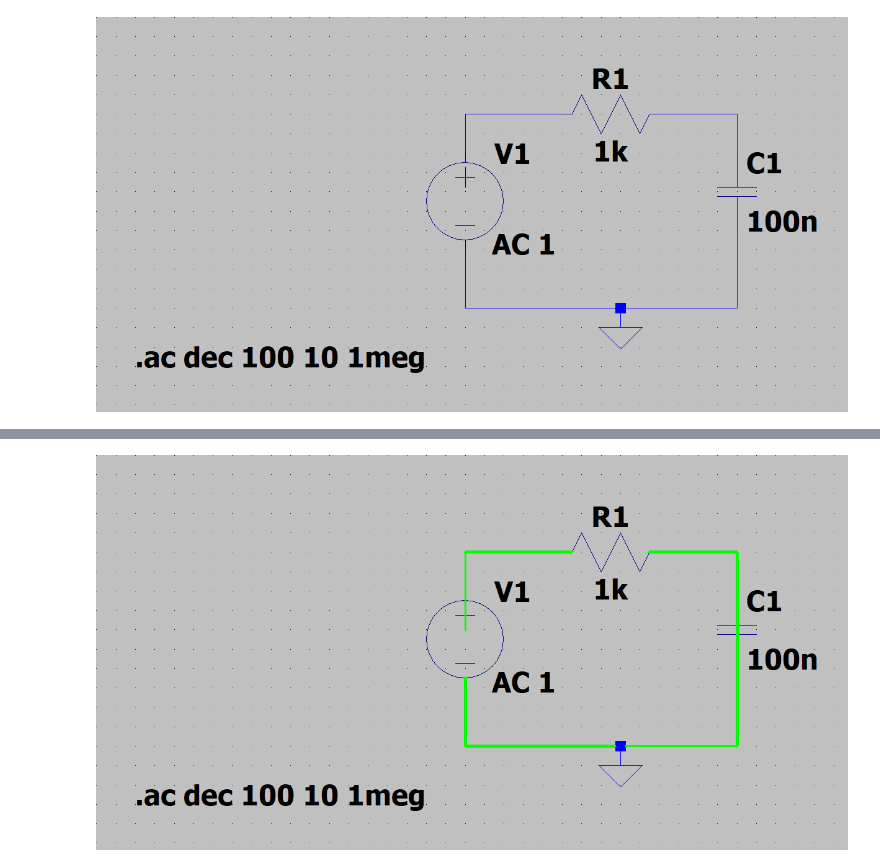
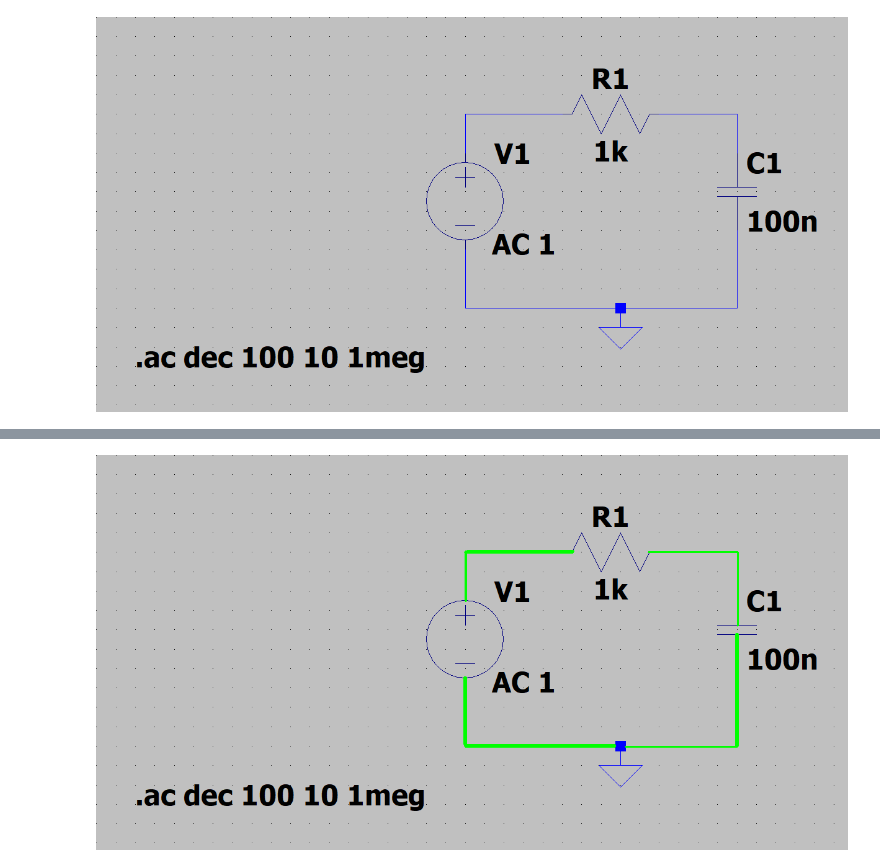
Before and after one commit to pupupa69/image-to-LTspice, a Jupyter notebook: py/main.ipynb, the cells around one changed output, grey strips where cells are left out. Saved outputs shown, nothing was run; the diff lists cells and outputs as text; code cells hidden in the pictures.

```diff
--- a/py/main.ipynb
+++ b/py/main.ipynb
@@ -12,7 +12,8 @@ Image("images/easy.png")
 # %% [output]
 [figure]
 # %%
-edge = cv.Canny(easy, 100, 200)
+blur = cv.blur(easy, (3,3))
+edge = cv.Canny(blur, 100, 200)
 
 plt.imshow(edge, cmap='gray')
 plt.show()
@@ -31,32 +32,32 @@ plt.show()
 # %%
 lines_image = easy.copy()
 
 # Apply HoughLinesP method to
 # to directly obtain line end points
 lines_list =[]
 lines = cv.HoughLinesP(
             edges, # Input edge image
             1, # Distance resolution in pixels
             np.pi/2, # Angle resolution in radians
             threshold=80, # Min number of votes for valid line
-            minLineLength=100, # Min allowed length of line
-            maxLineGap=5 # Max allowed gap between line for joining them
+            minLineLength=50, # Min allowed length of line
+            maxLineGap=2 # Max allowed gap between line for joining them
             )
 
 # Iterate over points
 for points in lines:
       # Extracted points nested in the list
     x1,y1,x2,y2=points[0]
     # Draw the lines joing the points
     # On the original image
     cv.line(lines_image,(x1,y1),(x2,y2),(0,255,0),2)
     # Maintain a simples lookup list for points
     lines_list.append([(x1,y1),(x2,y2)])
 
 # All the changes made in the input image are finally
 # written on a new image houghlines.jpg
 cv.imwrite("attempts/easy-linesDetected.png", lines_image)
 
 Image("attempts/easy-linesDetected.png")
 # %% [output]
-[figure, old version]
+[figure, new version]
```
Also changed, not shown: parts of 2 cells of this notebook, 1 other file.
